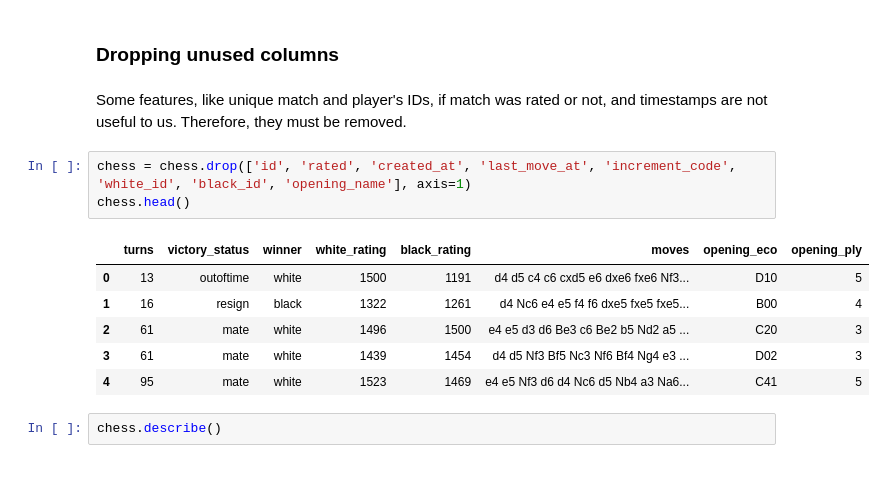
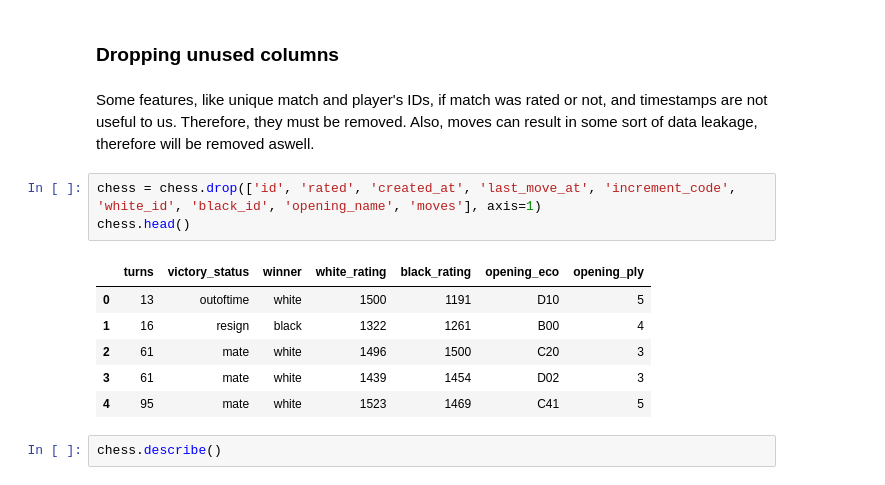
Before and after one commit to ceschini/lichess_win_prediction, a Jupyter notebook: ml_chess_predict.ipynb, the cells around one changed output. Drawn from its saved outputs; the diff is of its cells as text.

```diff
--- a/ml_chess_predict.ipynb
+++ b/ml_chess_predict.ipynb
@@ -73,17 +73,17 @@ memory usage: 2.3+ MB
 # %% [markdown]
 ### Dropping unused columns
 # %% [markdown]
-Some features, like unique match and player's IDs, if match was rated or not, and timestamps are not useful to us. Therefore, they must be removed.
+Some features, like unique match and player's IDs, if match was rated or not, and timestamps are not useful to us. Therefore, they must be removed. Also, moves can result in some sort of data leakage, therefore will be removed aswell.
 # %%
-chess = chess.drop(['id', 'rated', 'created_at', 'last_move_at', 'increment_code', 'white_id', 'black_id', 'opening_name'], axis=1)
+chess = chess.drop(['id', 'rated', 'created_at', 'last_move_at', 'increment_code', 'white_id', 'black_id', 'opening_name', 'moves'], axis=1)
 chess.head()
 # %% [output]
-|  | turns | victory_status | winner | white_rating | black_rating | moves | opening_eco | opening_ply |
-| 0 | 13 | outoftime | white | 1500 | 1191 | d4 d5 c4 c6 cxd5 e6 dxe6 fxe6 Nf3... | D10 | 5 |
-| 1 | 16 | resign | black | 1322 | 1261 | d4 Nc6 e4 e5 f4 f6 dxe5 fxe5 fxe5... | B00 | 4 |
-| 2 | 61 | mate | white | 1496 | 1500 | e4 e5 d3 d6 Be3 c6 Be2 b5 Nd2 a5 ... | C20 | 3 |
-| 3 | 61 | mate | white | 1439 | 1454 | d4 d5 Nf3 Bf5 Nc3 Nf6 Bf4 Ng4 e3 ... | D02 | 3 |
-| 4 | 95 | mate | white | 1523 | 1469 | e4 e5 Nf3 d6 d4 Nc6 d5 Nb4 a3 Na6... | C41 | 5 |
+|  | turns | victory_status | winner | white_rating | black_rating | opening_eco | opening_ply |
+| 0 | 13 | outoftime | white | 1500 | 1191 | D10 | 5 |
+| 1 | 16 | resign | black | 1322 | 1261 | B00 | 4 |
+| 2 | 61 | mate | white | 1496 | 1500 | C20 | 3 |
+| 3 | 61 | mate | white | 1439 | 1454 | D02 | 3 |
+| 4 | 95 | mate | white | 1523 | 1469 | C41 | 5 |
 # %%
 chess.describe()
 # %% [output]
```
Also changed, not shown: parts of 7 cells of this notebook.
